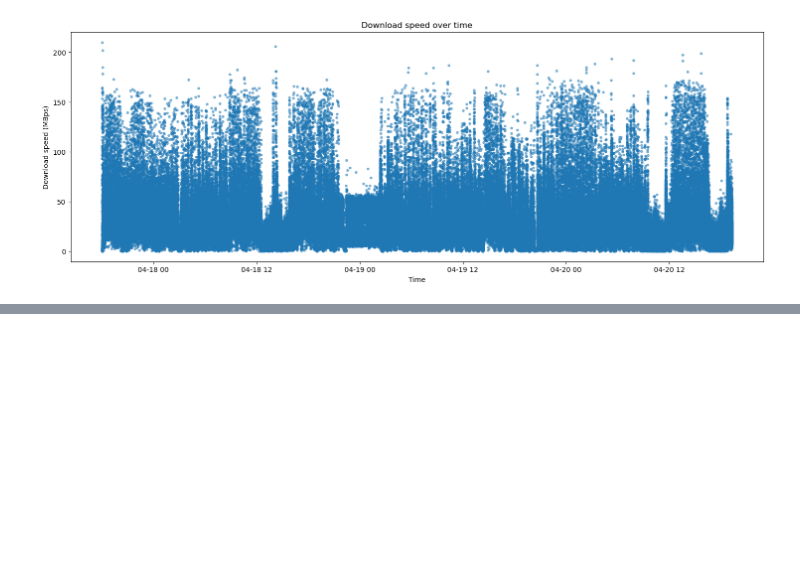
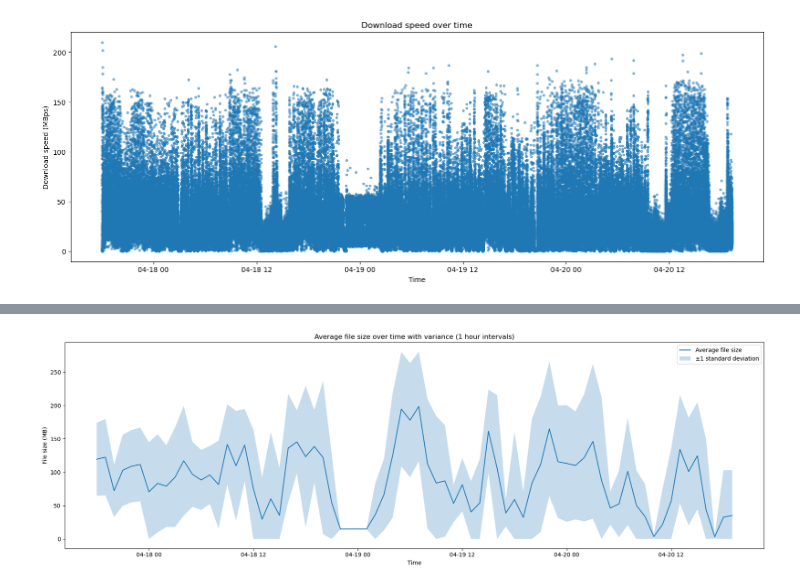
Before and after one commit to FZU-AV-CR/Repo-Tools, a Jupyter notebook: download/delphi/stats.ipynb, the cells around one changed output, grey strips where cells are left out. Saved outputs shown, nothing was run; the diff lists cells and outputs as text; code cells hidden in the pictures; blank space fills up the shorter version.

```diff
--- a/download/delphi/stats.ipynb
+++ b/download/delphi/stats.ipynb
@@ -311,0 +274,21 @@ Hour 13: 898.924 GB, files: 19053
+# %%
+# plot average file size over time with variance
+
+df['start_time_avg'] = pd.to_datetime(df['start'], unit='s')
+df_avg = df[['start_time_avg', 'bytes']].sort_values('start_time_avg').set_index('start_time_avg')
+hourly = df_avg['bytes'].resample('1h').agg(['mean', 'var', 'count'])
+hourly = hourly[hourly['count'] > 0]
+mean_mb = hourly['mean'] / (1024**2)
+std_mb = np.sqrt(hourly['var'].fillna(0)) / (1024**2)
+
+plt.figure(figsize=(18, 6))
+plt.plot(hourly.index, mean_mb, label='Average file size')
+plt.fill_between(hourly.index, (mean_mb - std_mb).clip(lower=0), mean_mb + std_mb, alpha=0.25, label='±1 standard deviation')
+plt.xlabel('Time')
+plt.ylabel('File size (MB)')
+plt.title('Average file size over time with variance (1 hour intervals)')
+plt.legend()
+plt.tight_layout()
+plt.show()
+# %% [output]
+[figure, added]
```
Also changed, not shown: parts of 12 cells of this notebook, 4 other files.
